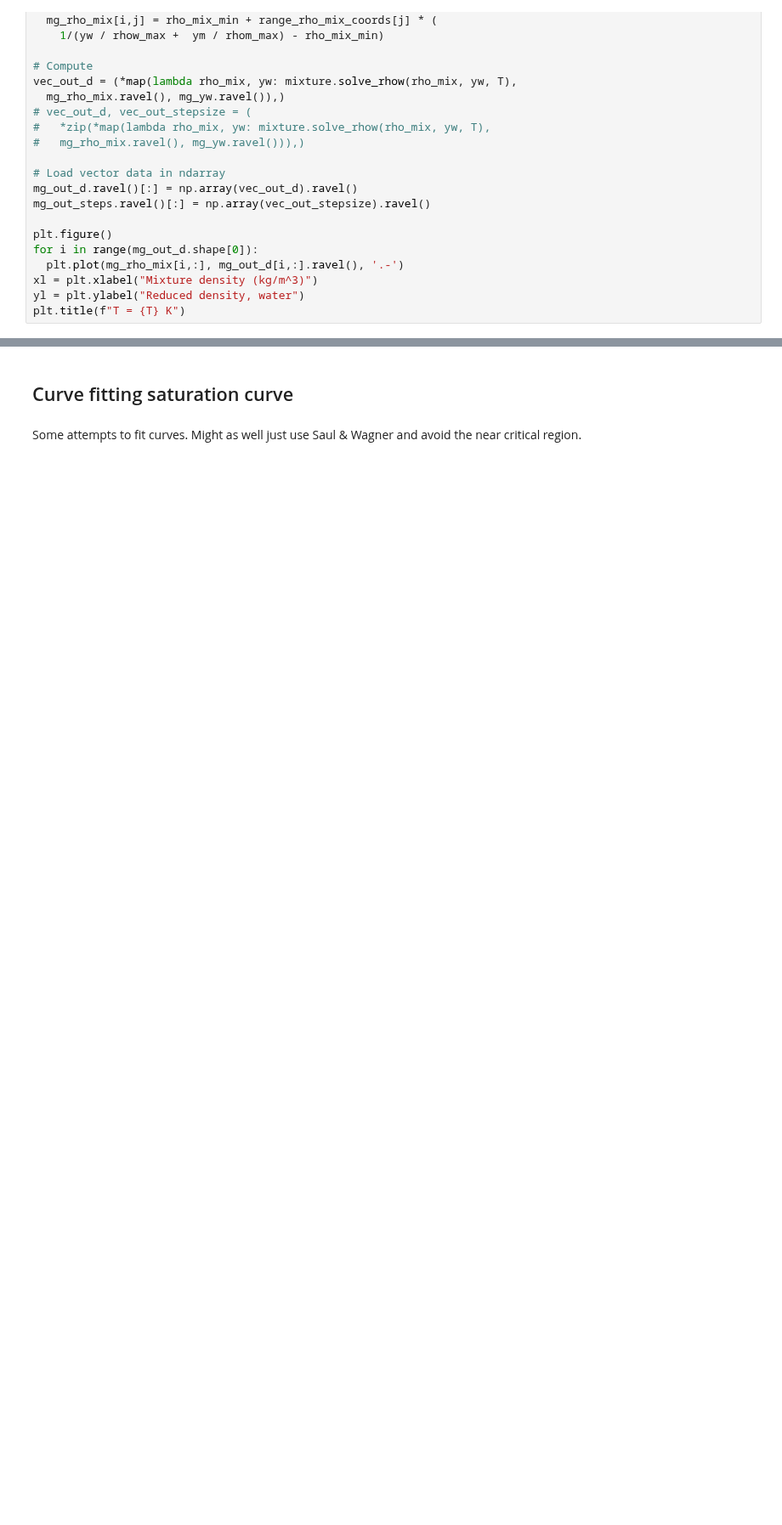
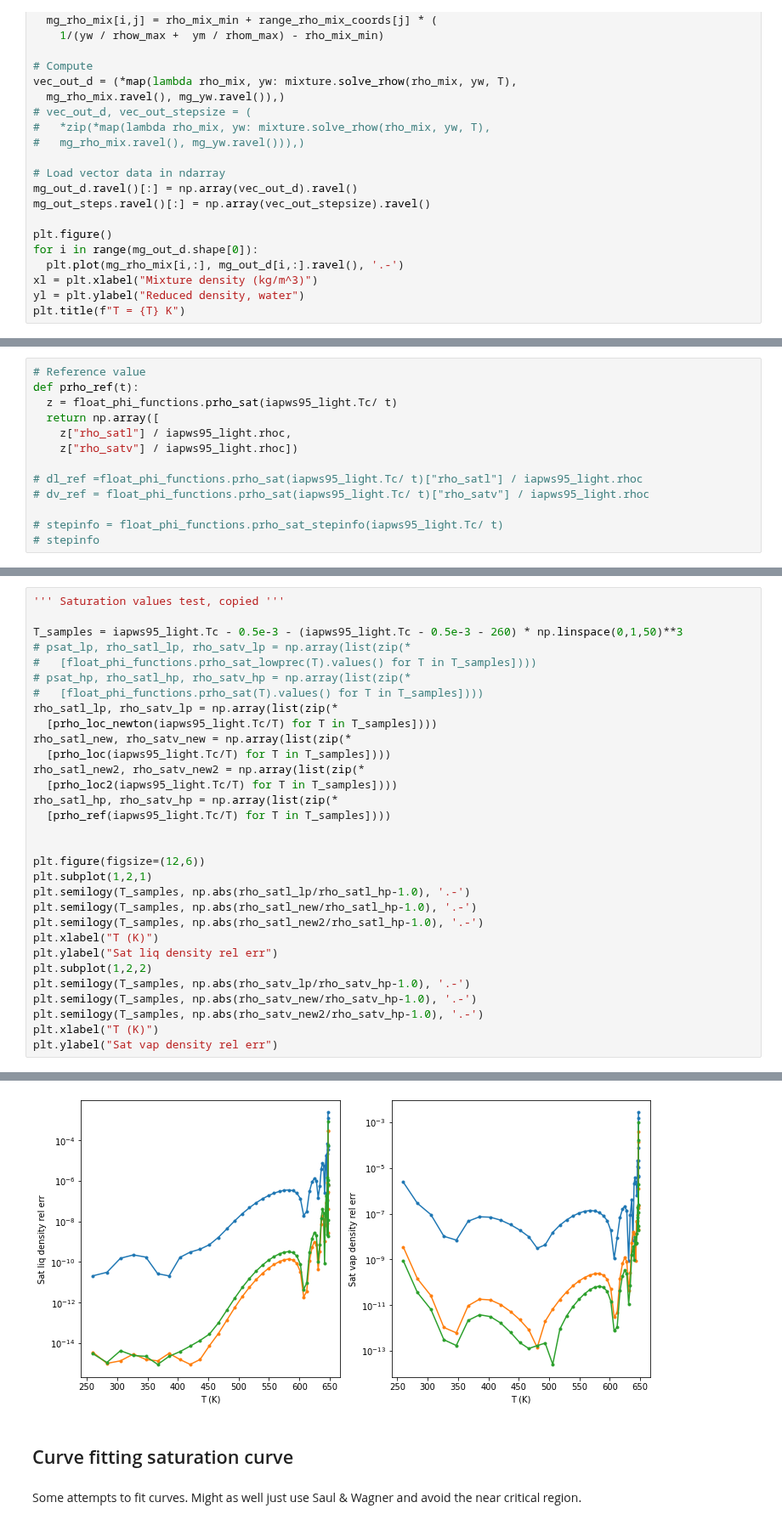
Before and after one commit to fredriclam/iapws95_light, a Jupyter notebook: water_tester.ipynb, the cells around one changed output, grey strips where cells are left out. Shown at 85% size. Drawn from its saved outputs; the diff is of its cells as text; blank space fills up the shorter version.

Commit message:
Add prototype for predictor-corrector Newton in ipynb

```diff
--- a/water_tester.ipynb
+++ b/water_tester.ipynb
@@ -384,0 +548,13 @@ plt.title(f"T = {T} K")
+# %%
+# Reference value
+def prho_ref(t):
+  z = float_phi_functions.prho_sat(iapws95_light.Tc/ t)
+  return np.array([
+    z["rho_satl"] / iapws95_light.rhoc,
+    z["rho_satv"] / iapws95_light.rhoc])
+
+# dl_ref =float_phi_functions.prho_sat(iapws95_light.Tc/ t)["rho_satl"] / iapws95_light.rhoc
+# dv_ref = float_phi_functions.prho_sat(iapws95_light.Tc/ t)["rho_satv"] / iapws95_light.rhoc
+
+# stepinfo = float_phi_functions.prho_sat_stepinfo(iapws95_light.Tc/ t)
+# stepinfo
@@ -384,0 +585,32 @@ plt.title(f"T = {T} K")
+# %%
+''' Saturation values test, copied '''
+
+T_samples = iapws95_light.Tc - 0.5e-3 - (iapws95_light.Tc - 0.5e-3 - 260) * np.linspace(0,1,50)**3
+# psat_lp, rho_satl_lp, rho_satv_lp = np.array(list(zip(*
+#   [float_phi_functions.prho_sat_lowprec(T).values() for T in T_samples])))
+# psat_hp, rho_satl_hp, rho_satv_hp = np.array(list(zip(*
+#   [float_phi_functions.prho_sat(T).values() for T in T_samples])))
+rho_satl_lp, rho_satv_lp = np.array(list(zip(*
+  [prho_loc_newton(iapws95_light.Tc/T) for T in T_samples])))
+rho_satl_new, rho_satv_new = np.array(list(zip(*
+  [prho_loc(iapws95_light.Tc/T) for T in T_samples])))
+rho_satl_new2, rho_satv_new2 = np.array(list(zip(*
+  [prho_loc2(iapws95_light.Tc/T) for T in T_samples])))
+rho_satl_hp, rho_satv_hp = np.array(list(zip(*
+  [prho_ref(iapws95_light.Tc/T) for T in T_samples])))
+
+
+plt.figure(figsize=(12,6))
+plt.subplot(1,2,1)
+plt.semilogy(T_samples, np.abs(rho_satl_lp/rho_satl_hp-1.0), '.-')
+plt.semilogy(T_samples, np.abs(rho_satl_new/rho_satl_hp-1.0), '.-')
+plt.semilogy(T_samples, np.abs(rho_satl_new2/rho_satl_hp-1.0), '.-')
+plt.xlabel("T (K)")
+plt.ylabel("Sat liq density rel err")
+plt.subplot(1,2,2)
+plt.semilogy(T_samples, np.abs(rho_satv_lp/rho_satv_hp-1.0), '.-')
+plt.semilogy(T_samples, np.abs(rho_satv_new/rho_satv_hp-1.0), '.-')
+plt.semilogy(T_samples, np.abs(rho_satv_new2/rho_satv_hp-1.0), '.-')
+plt.xlabel("T (K)")
+plt.ylabel("Sat vap density rel err")
+# %% [output]
@@ -385,3 +618,4 @@ plt.title(f"T = {T} K")
+[figure, added]
 # %% [markdown]
 ## Curve fitting saturation curve
 # %% [markdown]
```
Also changed, not shown: parts of 10 cells of this notebook.
